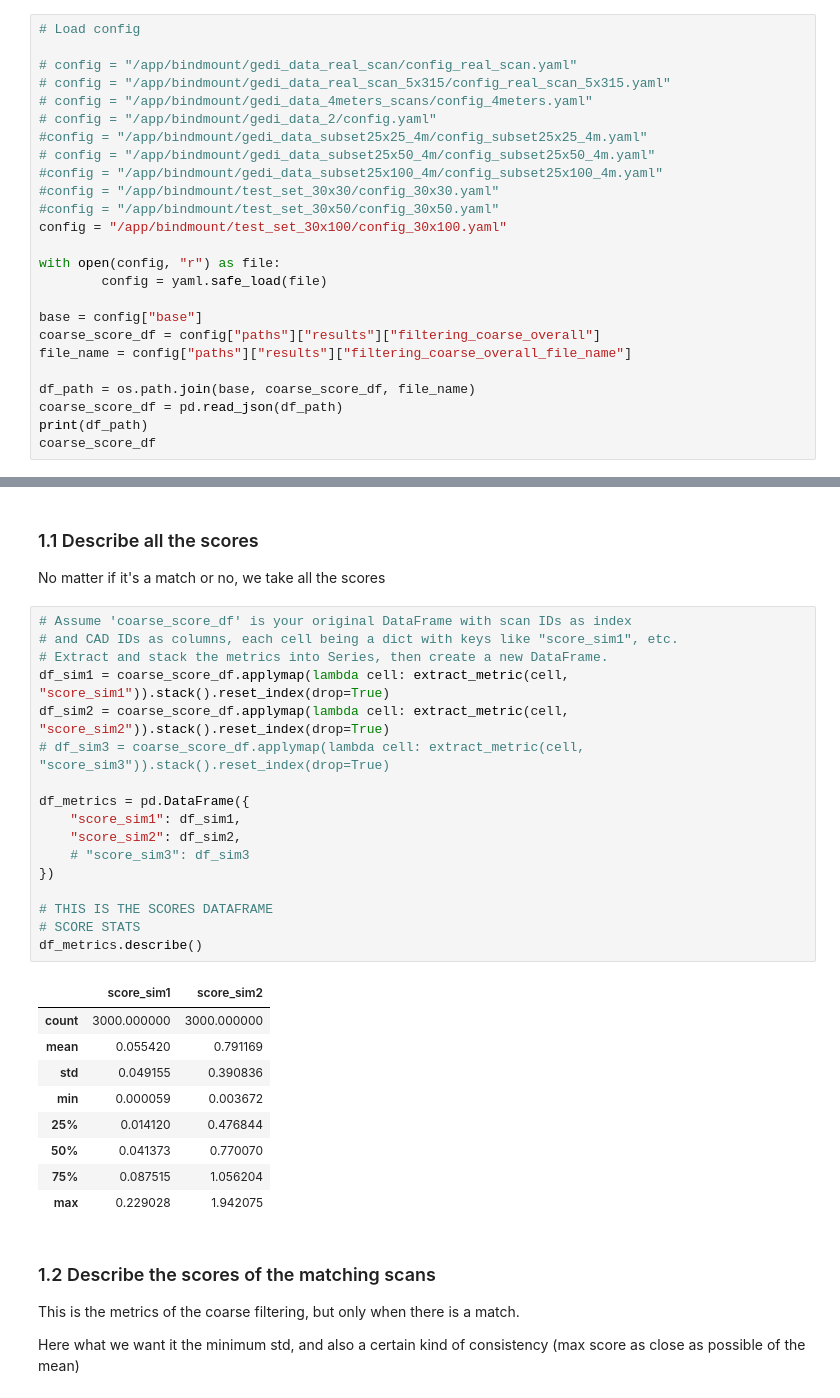
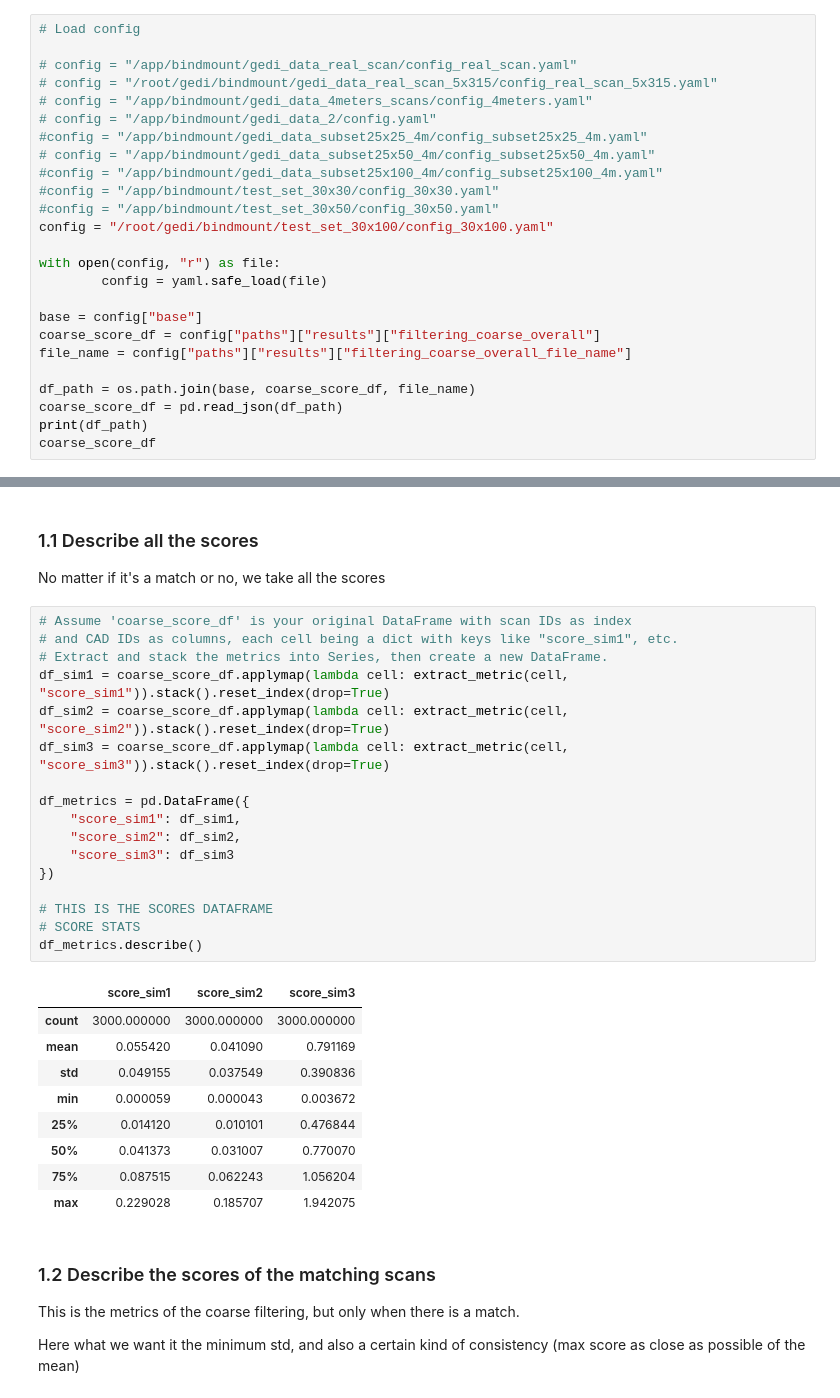
Before and after one commit to CharlesCBeaulieu/gedi, a Jupyter notebook: src/eval_coarse.ipynb, the cells around one changed output, grey strips where cells are left out. Saved outputs shown, nothing was run; the diff lists cells and outputs as text.

```diff
--- a/src/eval_coarse.ipynb
+++ b/src/eval_coarse.ipynb
@@ -50,7 +50,7 @@ def get_matching_df(df):
 # Load config
 
 # config = "/app/bindmount/gedi_data_real_scan/config_real_scan.yaml"
-# config = "/app/bindmount/gedi_data_real_scan_5x315/config_real_scan_5x315.yaml"
+# config = "/root/gedi/bindmount/gedi_data_real_scan_5x315/config_real_scan_5x315.yaml"
 # config = "/app/bindmount/gedi_data_4meters_scans/config_4meters.yaml"
 # config = "/app/bindmount/gedi_data_2/config.yaml"
 #config = "/app/bindmount/gedi_data_subset25x25_4m/config_subset25x25_4m.yaml"
@@ -58,7 +58,7 @@ def get_matching_df(df):
 #config = "/app/bindmount/gedi_data_subset25x100_4m/config_subset25x100_4m.yaml"
 #config = "/app/bindmount/test_set_30x30/config_30x30.yaml"
 #config = "/app/bindmount/test_set_30x50/config_30x50.yaml"
-config = "/app/bindmount/test_set_30x100/config_30x100.yaml"
+config = "/root/gedi/bindmount/test_set_30x100/config_30x100.yaml"
 
 with open(config, "r") as file:
         config = yaml.safe_load(file)
@@ -145,30 +145,30 @@ No matter if it's a match or no, we take all the scores
 # %%
 # Assume 'coarse_score_df' is your original DataFrame with scan IDs as index
 # and CAD IDs as columns, each cell being a dict with keys like "score_sim1", etc.
 # Extract and stack the metrics into Series, then create a new DataFrame.
 df_sim1 = coarse_score_df.applymap(lambda cell: extract_metric(cell, "score_sim1")).stack().reset_index(drop=True)
 df_sim2 = coarse_score_df.applymap(lambda cell: extract_metric(cell, "score_sim2")).stack().reset_index(drop=True)
-# df_sim3 = coarse_score_df.applymap(lambda cell: extract_metric(cell, "score_sim3")).stack().reset_index(drop=True)
+df_sim3 = coarse_score_df.applymap(lambda cell: extract_metric(cell, "score_sim3")).stack().reset_index(drop=True)
 
 df_metrics = pd.DataFrame({
     "score_sim1": df_sim1,
     "score_sim2": df_sim2,
-    # "score_sim3": df_sim3
+    "score_sim3": df_sim3
 })
 
 # THIS IS THE SCORES DATAFRAME
 # SCORE STATS
 df_metrics.describe()
 # %% [output]
-|  | score_sim1 | score_sim2 |
-| count | 3000.000000 | 3000.000000 |
-| mean | 0.055420 | 0.791169 |
-| std | 0.049155 | 0.390836 |
-| min | 0.000059 | 0.003672 |
-| 25% | 0.014120 | 0.476844 |
-| 50% | 0.041373 | 0.770070 |
-| 75% | 0.087515 | 1.056204 |
-| max | 0.229028 | 1.942075 |
+|  | score_sim1 | score_sim2 | score_sim3 |
+| count | 3000.000000 | 3000.000000 | 3000.000000 |
+| mean | 0.055420 | 0.041090 | 0.791169 |
+| std | 0.049155 | 0.037549 | 0.390836 |
+| min | 0.000059 | 0.000043 | 0.003672 |
+| 25% | 0.014120 | 0.010101 | 0.476844 |
+| 50% | 0.041373 | 0.031007 | 0.770070 |
+| 75% | 0.087515 | 0.062243 | 1.056204 |
+| max | 0.229028 | 0.185707 | 1.942075 |
 # %% [markdown]
 ### 1.2 Describe the scores of the matching scans
 This is the metrics of the coarse filtering, but only when there is a match.
```
Also changed, not shown: parts of 9 cells of this notebook, 7 other files.
